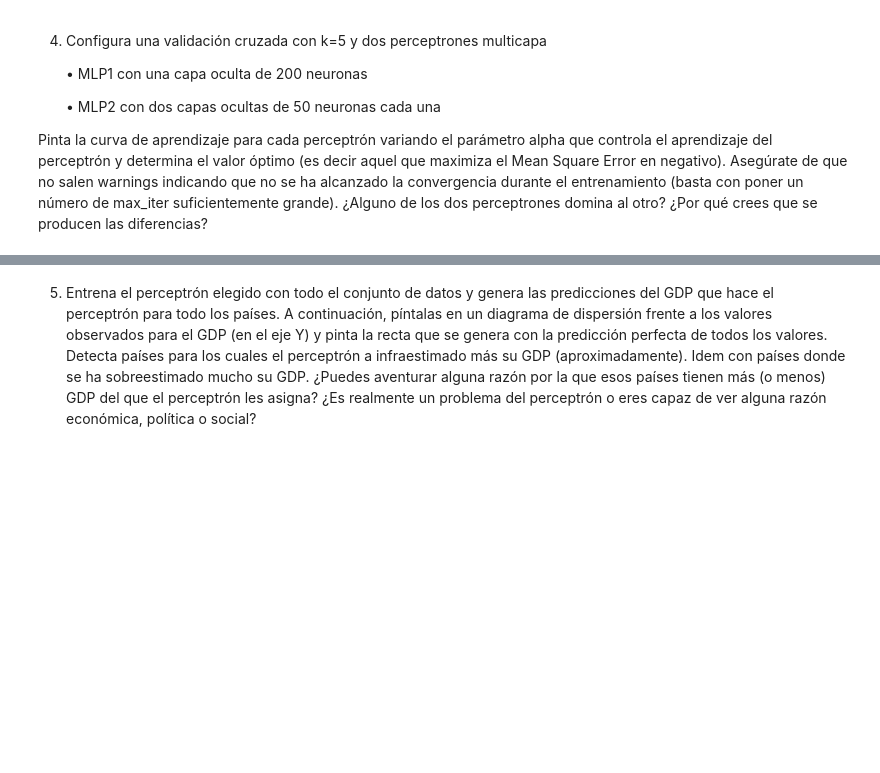
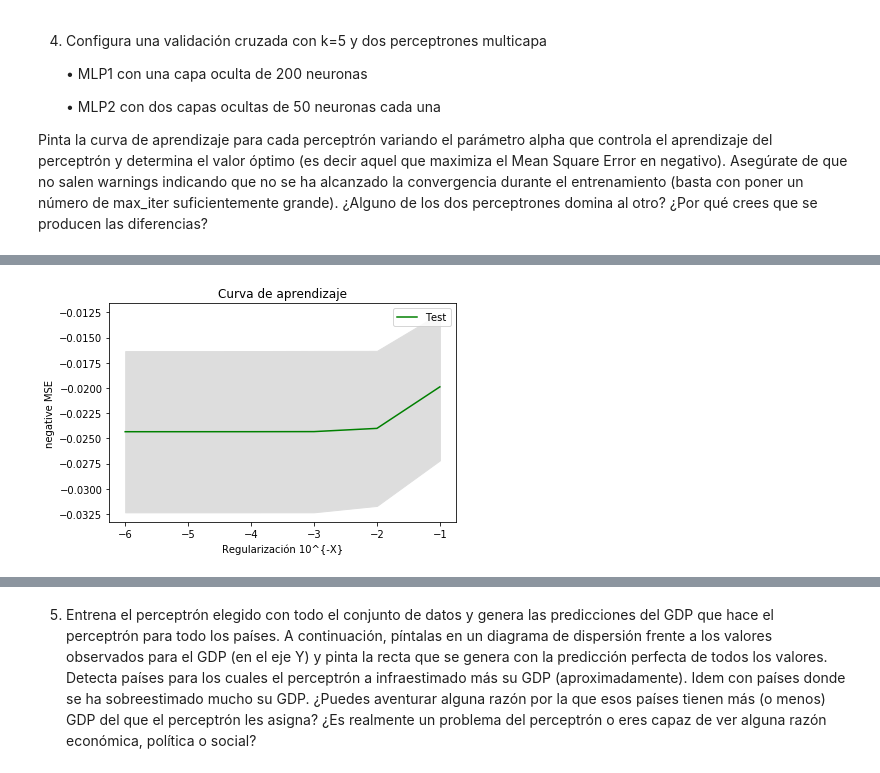
Before and after one commit to diegoambite/IA2, a Jupyter notebook: Práctica 1.3 IA2.ipynb, the cells around one changed output, grey strips where cells are left out. Drawn from its saved outputs; the diff is of its cells as text; code cells hidden in the pictures; blank space fills up the shorter version.

```diff
--- a/Práctica 1.3 IA2.ipynb
+++ b/Práctica 1.3 IA2.ipynb
@@ -192,3 +187,6 @@ sns.regplot(x="GDP", y="Deathrate", data = countries)
 # %% [output]
 <matplotlib.axes._subplots.AxesSubplot at 0x...>
 [figure]
+# %%
+df = pd.DataFrame(data=countries)
+df
@@ -194,0 +208,2 @@ sns.regplot(x="GDP", y="Deathrate", data = countries)
+# %%
+df = df.dropna()
@@ -195,2 +227,10 @@ sns.regplot(x="GDP", y="Deathrate", data = countries)
 # %% [markdown]
 3. Considera si debes normalizar o estandarizar las variables antes para usar un perceptrón multicapa de decisión. Razona tu elección.
+# %%
+from sklearn.preprocessing import StandardScaler
+
+# Transformamos las variables de entrada
+scaler_x = StandardScaler()
+scaler_x.fit(df)
+countries_scaled=scaler_x.transform(df)
+countries_scaled
@@ -197,3 +251,9 @@ sns.regplot(x="GDP", y="Deathrate", data = countries)
+# %%
+# Y también transformamos la variable de salida
+scaler_y = StandardScaler()
+data = countries_scaled[:,17]
+scaler_y.fit(data.reshape(-1, 1)) # Como es una sola variable es necesario ponerlo en modo columna
+target_scaled=scaler_y.transform(data.reshape(-1, 1))
 # %% [markdown]
 4. Configura una validación cruzada con k=5 y dos perceptrones multicapa
 
@@ -206,0 +317,19 @@ Asegúrate de que no salen warnings indicando que no se ha alcanzado la converge
+# %%
+import matplotlib.pyplot as plt
+
+# Dibujamos la línea de la exactitud media en las partes de test
+# Como el
+plt.plot(np.log10(regul_param_range), cv_scores_mean1, color="g", label="Test")
+
+# Dibujamos la banda de la desviación típica
+lower_limit=np.array(cv_scores_mean1)-np.array(cv_scores_std1)
+upper_limit=np.array(cv_scores_mean1)+np.array(cv_scores_std1)
+plt.fill_between(np.log10(regul_param_range), lower_limit, upper_limit, color="#DDDDDD")
+
+# Creamos el gráfico
+plt.title("Curva de aprendizaje")
+plt.xlabel("Regularización 10^{-X}"), plt.ylabel("negative MSE"), plt.legend(loc="best")
+plt.tight_layout()
+plt.show()
+# %% [output]
+[figure, added]
```
Also changed, not shown: parts of 14 cells of this notebook.
